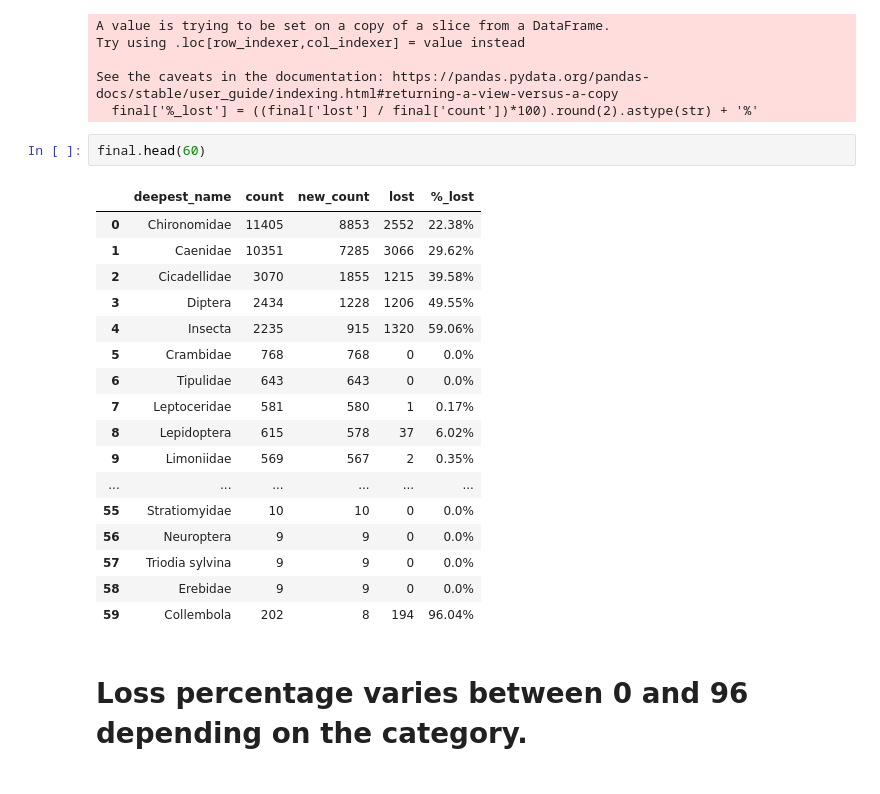
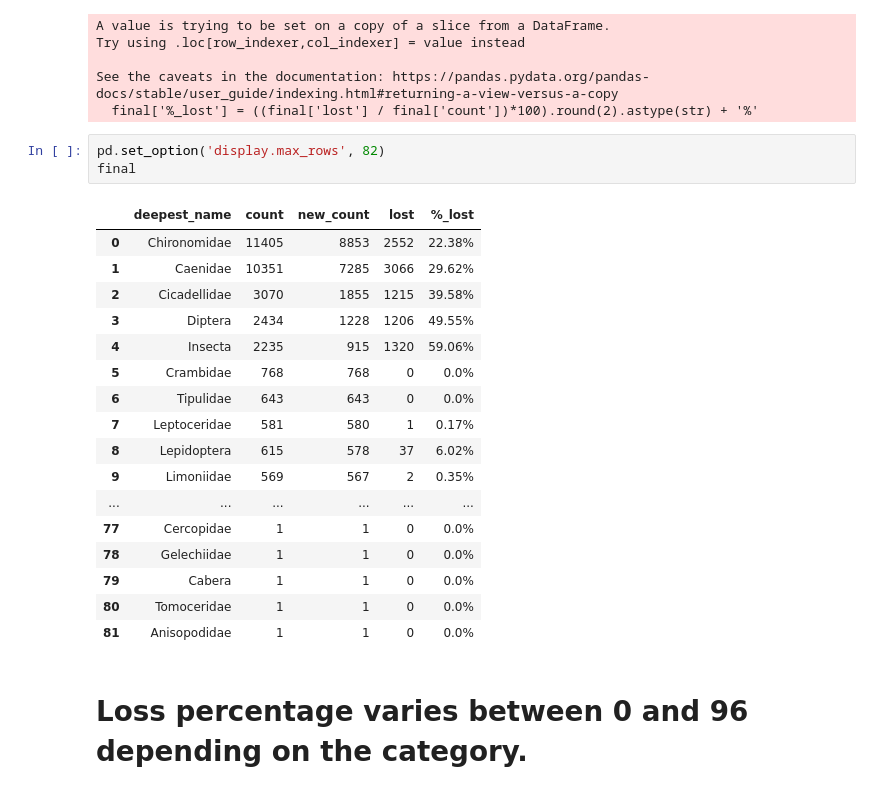
Before and after one commit to martintomov/RB-IBDM, a Jupyter notebook: EDA/eda.ipynb, the cells around one changed output. Saved outputs shown, nothing was run; the diff lists cells and outputs as text.

```diff
--- a/EDA/eda.ipynb
+++ b/EDA/eda.ipynb
@@ -361,26 +361,27 @@ Try using .loc[row_indexer,col_indexer] = value instead
 
 See the caveats in the documentation: https://pandas.pydata.org/pandas-docs/stable/user_guide/indexing.html#returning-a-view-versus-a-copy
   final['%_lost'] = ((final['lost'] / final['count'])*100).round(2).astype(str) + '%'
-# %%
-final.head(60)
-# %% [output]
-|  | deepest_name | count | new_count | lost | %_lost |
-| 0 | Chironomidae | 11405 | 8853 | 2552 | 22.38% |
-| 1 | Caenidae | 10351 | 7285 | 3066 | 29.62% |
-| 2 | Cicadellidae | 3070 | 1855 | 1215 | 39.58% |
-| 3 | Diptera | 2434 | 1228 | 1206 | 49.55% |
-| 4 | Insecta | 2235 | 915 | 1320 | 59.06% |
-| 5 | Crambidae | 768 | 768 | 0 | 0.0% |
-| 6 | Tipulidae | 643 | 643 | 0 | 0.0% |
-| 7 | Leptoceridae | 581 | 580 | 1 | 0.17% |
-| 8 | Lepidoptera | 615 | 578 | 37 | 6.02% |
-| 9 | Limoniidae | 569 | 567 | 2 | 0.35% |
-| ... | ... | ... | ... | ... | ... |
-| 55 | Stratiomyidae | 10 | 10 | 0 | 0.0% |
-| 56 | Neuroptera | 9 | 9 | 0 | 0.0% |
-| 57 | Triodia sylvina | 9 | 9 | 0 | 0.0% |
-| 58 | Erebidae | 9 | 9 | 0 | 0.0% |
-| 59 | Collembola | 202 | 8 | 194 | 96.04% |
+# %%
+pd.set_option('display.max_rows', 82)
+final
+# %% [output]
+|  | deepest_name | count | new_count | lost | %_lost |
+| 0 | Chironomidae | 11405 | 8853 | 2552 | 22.38% |
+| 1 | Caenidae | 10351 | 7285 | 3066 | 29.62% |
+| 2 | Cicadellidae | 3070 | 1855 | 1215 | 39.58% |
+| 3 | Diptera | 2434 | 1228 | 1206 | 49.55% |
+| 4 | Insecta | 2235 | 915 | 1320 | 59.06% |
+| 5 | Crambidae | 768 | 768 | 0 | 0.0% |
+| 6 | Tipulidae | 643 | 643 | 0 | 0.0% |
+| 7 | Leptoceridae | 581 | 580 | 1 | 0.17% |
+| 8 | Lepidoptera | 615 | 578 | 37 | 6.02% |
+| 9 | Limoniidae | 569 | 567 | 2 | 0.35% |
+| ... | ... | ... | ... | ... | ... |
+| 77 | Cercopidae | 1 | 1 | 0 | 0.0% |
+| 78 | Gelechiidae | 1 | 1 | 0 | 0.0% |
+| 79 | Cabera | 1 | 1 | 0 | 0.0% |
+| 80 | Tomoceridae | 1 | 1 | 0 | 0.0% |
+| 81 | Anisopodidae | 1 | 1 | 0 | 0.0% |
 # %% [markdown]
 # Loss percentage varies between 0 and 96 depending on the category.
 # %% [markdown]
```
